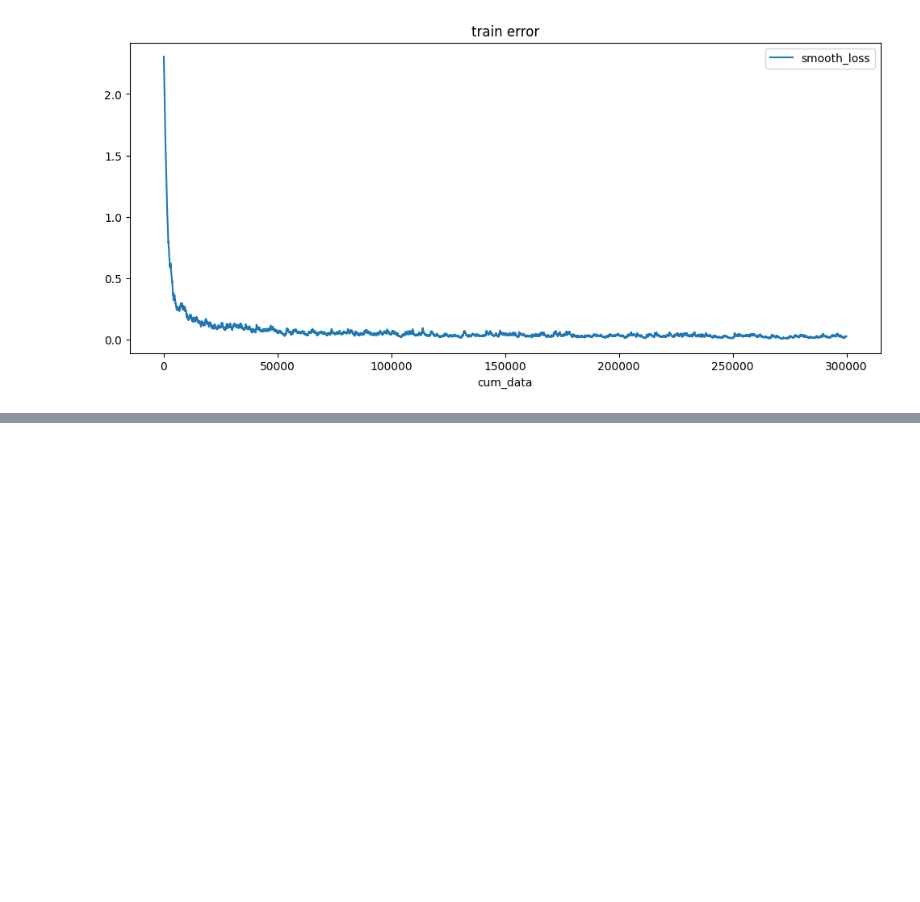
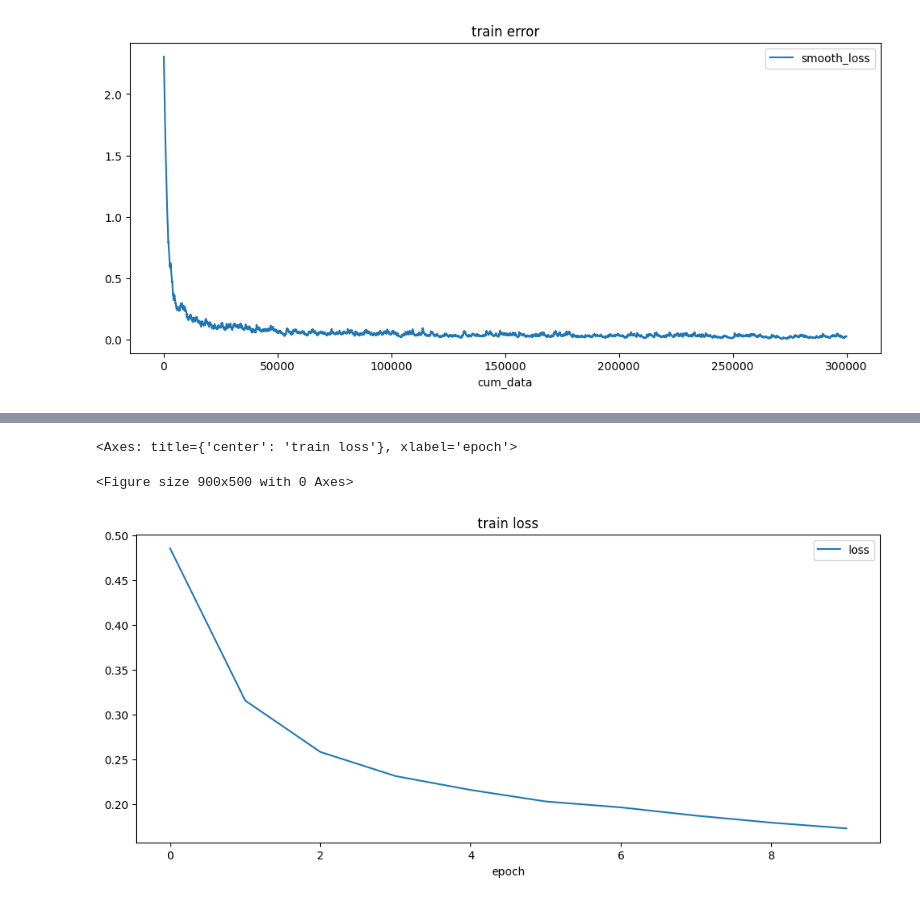
Before and after one commit to RinokuS/neural-ode, a Jupyter notebook: Neural ODEs.ipynb, the cells around one changed output, grey strips where cells are left out. Cells and saved outputs as stored; diff of their text form; code cells hidden in the pictures; blank space fills up the shorter version.

```diff
--- a/Neural ODEs.ipynb
+++ b/Neural ODEs.ipynb
@@ -842,33 +613,0 @@ Compile with `TORCH_USE_CUDA_DSA` to enable device-side assertions.
-# %%
-spiral_0_idx = 3
-spiral_1_idx = 6
-
-homotopy_p = Tensor(np.linspace(0., 1., 10)[:, None])
-vae = vae
-if use_cuda:
-    homotopy_p = homotopy_p.cuda()
-    vae = vae.cuda()
-
-spiral_0 = orig_trajs[:, spiral_0_idx:spiral_0_idx+1, :]
-spiral_1 = orig_trajs[:, spiral_1_idx:spiral_1_idx+1, :]
-ts_0 = samp_ts[:, spiral_0_idx:spiral_0_idx+1, :]
-ts_1 = samp_ts[:, spiral_1_idx:spiral_1_idx+1, :]
-if use_cuda:
-    spiral_0, ts_0 = spiral_0.cuda(), ts_0.cuda()
-    spiral_1, ts_1 = spiral_1.cuda(), ts_1.cuda()
-
-z_cw, _ = vae.encoder(spiral_0, ts_0)
-z_cc, _ = vae.encoder(spiral_1, ts_1)
-
-homotopy_z = z_cw * (1 - homotopy_p) + z_cc * homotopy_p
-
-t = torch.from_numpy(np.linspace(0, 6*np.pi, 200))
-t = t[:, None].expand(200, 10)[:, :, None].cuda()
-t = t.cuda() if use_cuda else t
-hom_gen_trajs = vae.decoder(homotopy_z, t)
-
-fig, axes = plt.subplots(nrows=2, ncols=5, figsize=(15, 5))
-axes = axes.flatten()
-for i, ax in enumerate(axes):
-    ax.plot(to_np(hom_gen_trajs[:, i, 0]), to_np(hom_gen_trajs[:, i, 1]))
-plt.show()
@@ -876,0 +619,4 @@ torch.save(vae.state_dict(), "models/vae_spirals.sd")
+# %%
+KERNEL_SIZE = 3
+STRIDE = 1
+PADDING = 1
@@ -876,0 +927,12 @@ torch.save(vae.state_dict(), "models/vae_spirals.sd")
+# %%
+import pandas as pd
+
+plt.figure(figsize=(9, 5))
+mean_loss = [np.mean(train_losses) for train_losses in train_loss_all]
+history = pd.DataFrame({"loss": mean_loss})
+history["epoch"] = history.index
+history.plot(x="epoch", y="loss", figsize=(12, 5), title="train loss")
+# %% [output]
+<Axes: title={'center': 'train loss'}, xlabel='epoch'>
+<Figure size 900x500 with 0 Axes>
+[figure, added]
```
Also changed, not shown: parts of 33 cells of this notebook, 53 other files.
